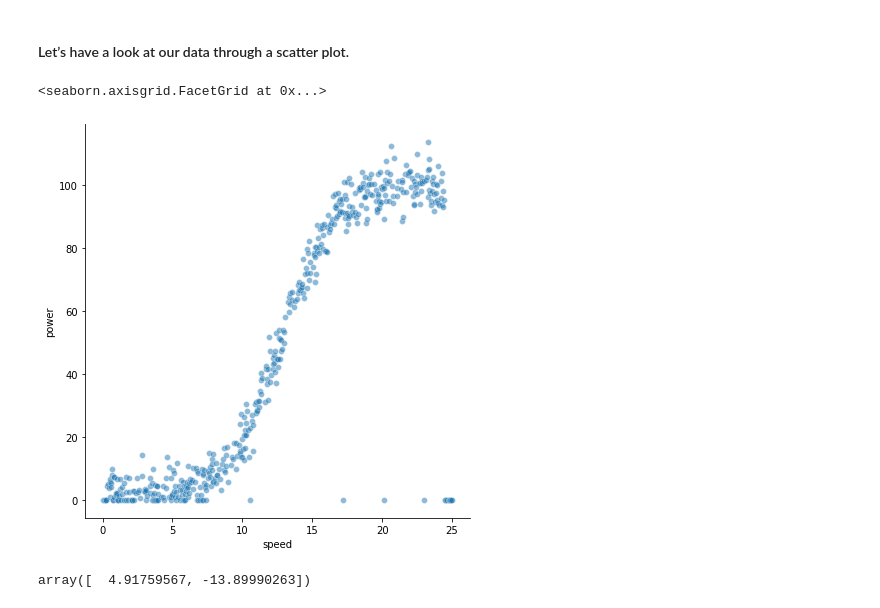
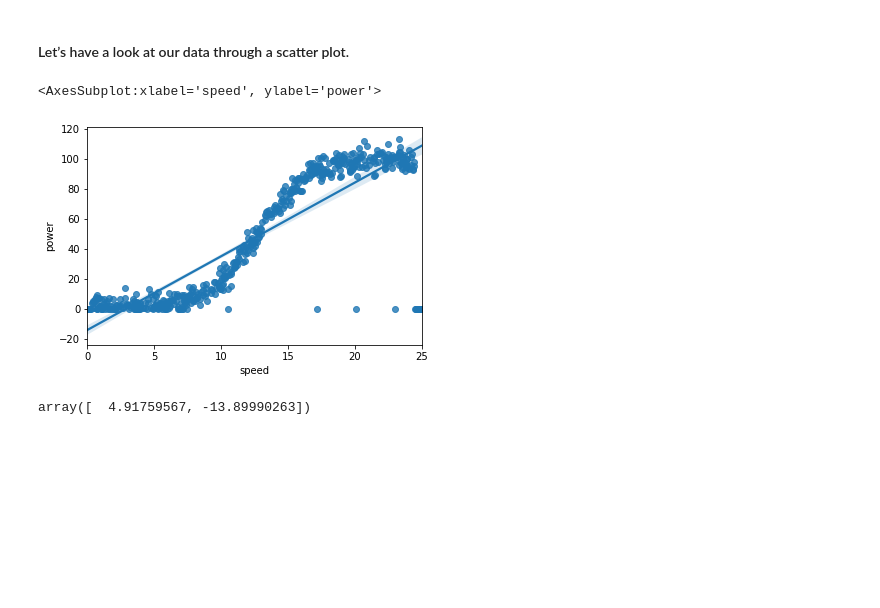
Before and after one commit to neadie/machine_learning_and_stats_project, a Jupyter notebook: MachineLearningAndStatsProject.ipynb, the cells around one changed output. Saved outputs shown, nothing was run; the diff lists cells and outputs as text; code cells hidden in the pictures; blank space fills up the shorter version.

```diff
--- a/MachineLearningAndStatsProject.ipynb
+++ b/MachineLearningAndStatsProject.ipynb
@@ -97,10 +97,10 @@ False
 # %% [markdown]
 #### Let’s have a look at our data through a scatter plot.
 # %%
-sns.relplot(x="speed", y="power",  alpha=.5, palette="muted",height=6, data=df)
+sns.regplot(x="speed", y="power",  data=df)
 # %% [output]
-<seaborn.axisgrid.FacetGrid at 0x...>
+<AxesSubplot:xlabel='speed', ylabel='power'>
-[figure, old version]
+[figure, new version]
 # %%
 np.polyfit(df['speed'],df['power'],1)
 # %% [output]
```
Also changed, not shown: parts of 43 cells of this notebook.
